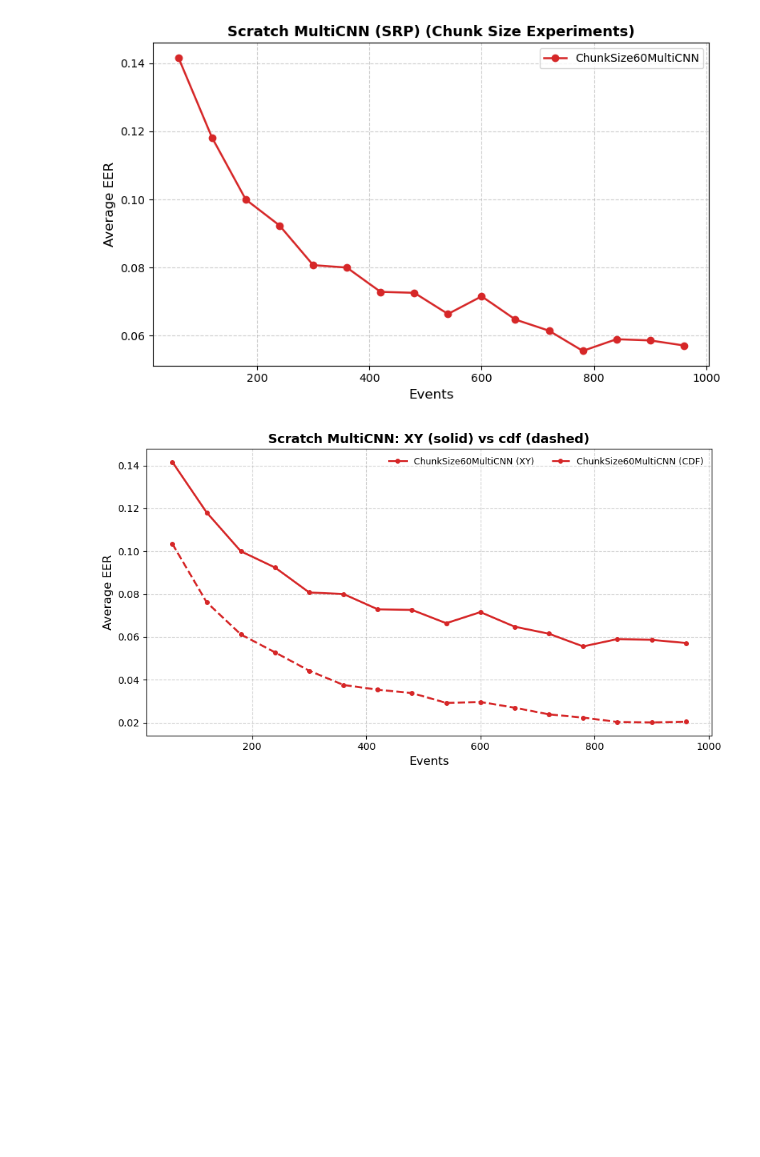
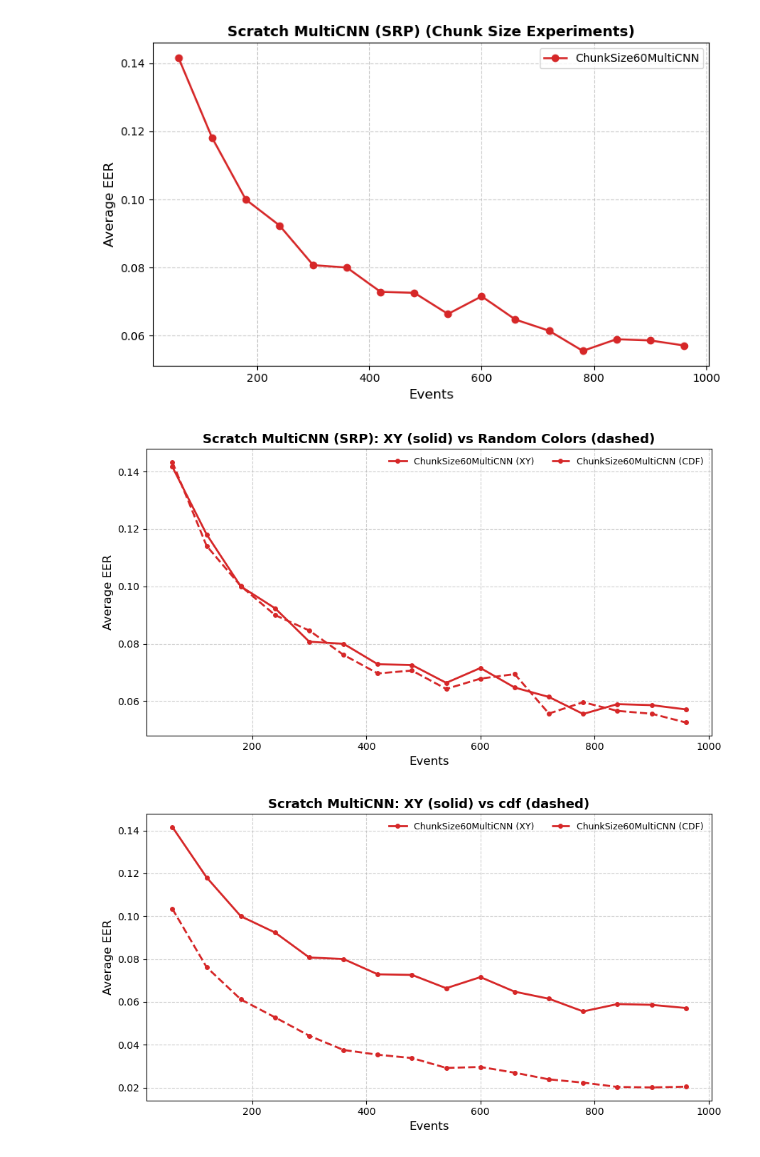
Before and after one commit to S-lijun/Mouse_Dynamics, a Jupyter notebook: Final_Results.ipynb, the cells around one changed output. Cells and saved outputs as stored; diff of their text form; code cells hidden in the pictures; blank space fills up the shorter version.

```diff
--- a/Final_Results.ipynb
+++ b/Final_Results.ipynb
@@ -455,6 +455,15 @@ df
 plot_chunk_json_curves("Results/224/Scratch_MultiCNN/SRP/OneChannel", max_event=1000, model="Scratch MultiCNN (SRP)")
 # %% [output]
 [figure]
+# %%
+plot_chunk_xy_cdf_curves(
+    xy_dir="Results/224/Scratch_MultiCNN/SRP/OneChannel",
+    cdf_dir="Results/224/Scratch_MultiCNN/SRP/RandomColors",
+    title="Scratch MultiCNN (SRP): XY (solid) vs Random Colors (dashed)",
+    max_event=1000
+)
+# %% [output]
+[figure, added]
 # %%
 plot_chunk_xy_cdf_curves(
     xy_dir="Results/224/Scratch_MultiCNN/SRP/OneChannel",
```
Also changed, not shown: parts of 1 cell of this notebook, 3 other files.
